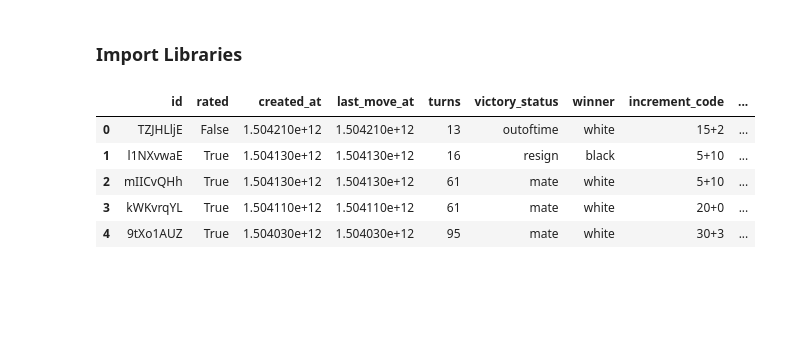
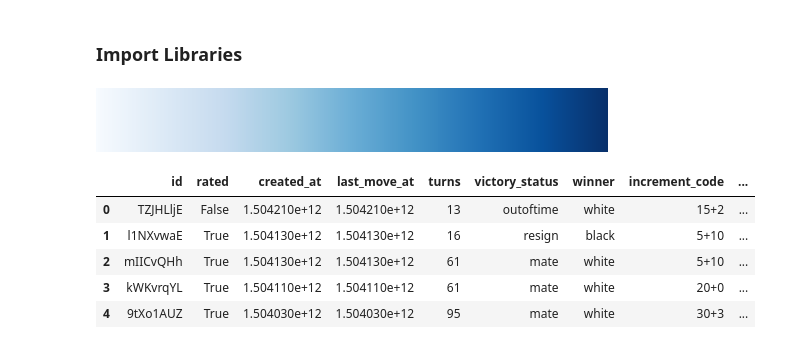
Before and after one commit to salemeid/Tuwaiq-DS-my-project, a Jupyter notebook: Chess_Winning_Move.ipynb, the cells around one changed output. Cells and saved outputs as stored; diff of their text form; code cells hidden in the pictures; blank space fills up the shorter version.

```diff
--- a/Chess_Winning_Move.ipynb
+++ b/Chess_Winning_Move.ipynb
@@ -38,10 +38,13 @@ data features:
 # %%
 import pandas as pd
 import numpy as np
 import matplotlib.pyplot as plt
 import seaborn as sns
 
 %matplotlib inline
+sns.color_palette("Blues", as_cmap=True)
+# %% [output]
+[figure, added]
 # %%
 df = pd.read_csv('games.csv')
 # %%
```
Also changed, not shown: parts of 12 cells of this notebook, 2 other files.
